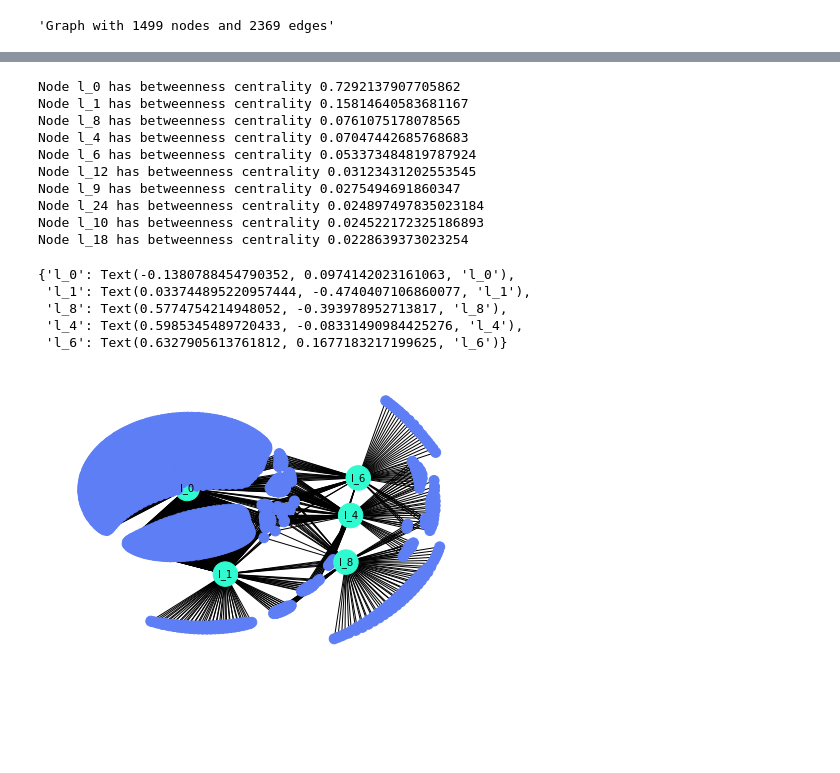
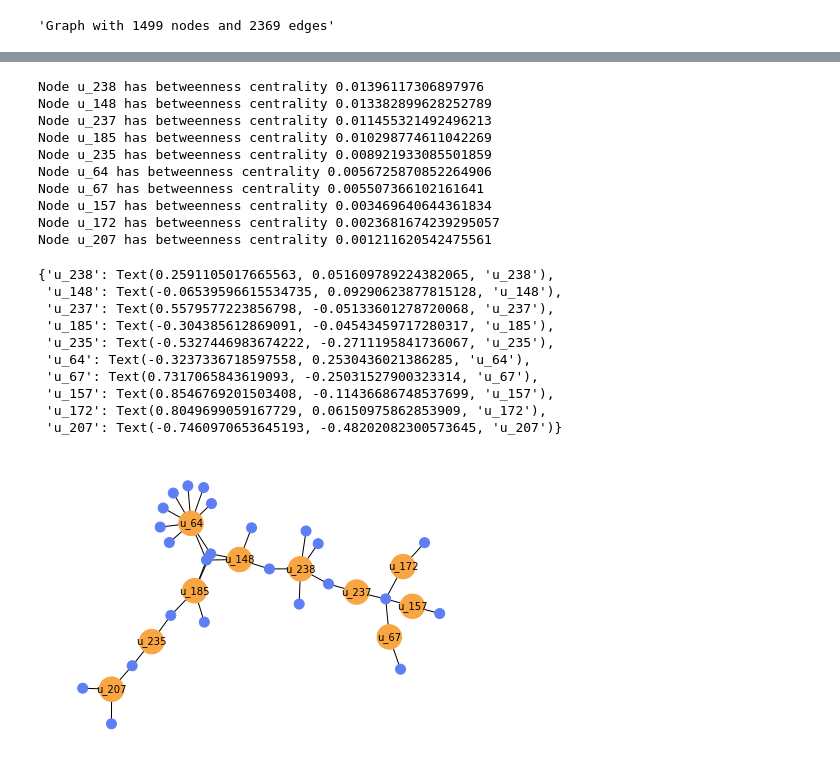
Before and after one commit to isabellamarasco/SNA_project, a Jupyter notebook: analisys.ipynb, the cells around one changed output, grey strips where cells are left out. Drawn from its saved outputs; the diff is of its cells as text; code cells hidden in the pictures; blank space fills up the shorter version.

Commit message:
calcolato k-mean clusterin, clique e betweenness centrality

```diff
--- a/analisys.ipynb
+++ b/analisys.ipynb
@@ -75,0 +75,15 @@ nx.info(G)
+# %%
+# crea un sottografo con i nodi utente
+user_nodes = [n for n in G.nodes if n.startswith("u")]
+subgraph = G.subgraph(user_nodes).copy()
+
+# aggiungi gli archi tra utenti che hanno contribuito alla stessa repository
+for repo_node in subgraph_ru.nodes:
+    # se il nodo corrente è una repository
+    if repo_node.startswith("r"):
+        # crea un insieme di utenti che hanno contribuito alla repository corrente
+        repo_users = set(subgraph_ru.neighbors(repo_node)).intersection(user_nodes)
+        # crea gli archi tra le coppie di utenti che hanno contribuito alla stessa repository
+        subgraph.add_edges_from(combinations(repo_users,2))
+
+nx.info(subgraph)
@@ -76,45 +93,59 @@ nx.info(G)
 # %%
-#calculate the betweenness centrality of all nodes
-betweenness = nx.betweenness_centrality(G, normalized=True)
+#calculate the betweenness centrality of all user node
+betweenness = nx.betweenness_centrality(subgraph, normalized=True)
 
 #calculate the betweenness centrality of languages nodes
-lang_btc = {k: v for k, v in betweenness.items() if k.startswith('l_')}
+lang_btc = {k: v for k, v in betweenness.items() if k.startswith('u_')}
 
 #print the betweenness centrality of firts 5 languages in descendig order
-for node, centrality in sorted(lang_btc.items(), key=lambda x: x[1], reverse=True)[:5]:
+for node, centrality in sorted(lang_btc.items(), key=lambda x: x[1], reverse=True)[:10]:
     print("Node", node, "has betweenness centrality", centrality)
 # %% [output]
-Node l_0 has betweenness centrality 0.7292137907705862
-Node l_1 has betweenness centrality 0.15814640583681167
-Node l_8 has betweenness centrality 0.0761075178078565
-Node l_4 has betweenness centrality 0.07047442685768683
-Node l_6 has betweenness centrality 0.053373484819787924
-Node l_12 has betweenness centrality 0.03123431202553545
-Node l_9 has betweenness centrality 0.0275494691860347
-Node l_24 has betweenness centrality 0.024897497835023184
-Node l_10 has betweenness centrality 0.024522172325186893
-Node l_18 has betweenness centrality 0.0228639373023254
+Node u_238 has betweenness centrality 0.01396117306897976
+Node u_148 has betweenness centrality 0.013382899628252789
+Node u_237 has betweenness centrality 0.011455321492496213
+Node u_185 has betweenness centrality 0.010298774611042269
+Node u_235 has betweenness centrality 0.008921933085501859
+Node u_64 has betweenness centrality 0.0056725870852264906
+Node u_67 has betweenness centrality 0.005507366102161641
+Node u_157 has betweenness centrality 0.003469640644361834
+Node u_172 has betweenness centrality 0.0023681674239295057
+Node u_207 has betweenness centrality 0.001211620542475561
 # %%
-# Draw the graph containing only the top 5 languages with neighbours based on degree centrality
+# Draw the graph containing only the top 5 user with neighbours based on degree centrality
 languages_subgraph = nx.Graph()
-for node in sorted(lang_btc, key=lang_btc.get, reverse=True)[:5]:
+for node in sorted(lang_btc, key=lang_btc.get, reverse=True)[:10]:
     languages_subgraph.add_node(node, color = G.nodes[node]['color'])
     for neighbour in G.neighbors(node):
-        if neighbour[0] == "l":
+        if neighbour[0] == "u":
             languages_subgraph.add_node(neighbour, color = G.nodes[neighbour]['color'])
         else:
             languages_subgraph.add_node(neighbour, color = G.nodes[neighbour]['color'])
         languages_subgraph.add_edge(node, neighbour)
 
 pos = nx.kamada_kawai_layout(languages_subgraph)
-node_sizes = [600 if node.startswith('l_') else 100 for node in languages_subgraph.nodes]
+node_sizes = []
+for node in languages_subgraph.nodes:
+    if node.startswith('u_'):
+        node_sizes.append(600)
+    elif node.startswith('u_'):
+        node_sizes.append(100)
+    else:
+        node_sizes.append(100)
 nx.draw(languages_subgraph, pos, node_size=node_sizes, node_color=[languages_subgraph.nodes[node]['color'] for node in languages_subgraph.nodes])
-labels = {node: node for node in languages_subgraph.nodes if node.startswith('l_')}
+labels = {node: node for node in languages_subgraph.nodes if node.startswith('u_')}
 nx.draw_networkx_labels(languages_subgraph, pos, labels, font_size=10)
+
+#rapportare il numero di commit in base alle repository in cui partecipa un utente
 # %% [output]
-{'l_0': Text(-0.1380788454790352, 0.0974142023161063, 'l_0'),
- 'l_1': Text(0.033744895220957444, -0.4740407106860077, 'l_1'),
- 'l_8': Text(0.5774754214948052, -0.393978952713817, 'l_8'),
- 'l_4': Text(0.5985345489720433, -0.08331490984425276, 'l_4'),
- 'l_6': Text(0.6327905613761812, 0.1677183217199625, 'l_6')}
+{'u_238': Text(0.2591105017665563, 0.051609789224382065, 'u_238'),
+ 'u_148': Text(-0.06539596615534735, 0.09290623877815128, 'u_148'),
+ 'u_237': Text(0.5579577223856798, -0.05133601278720068, 'u_237'),
+ 'u_185': Text(-0.304385612869091, -0.04543459717280317, 'u_185'),
+ 'u_235': Text(-0.5327446983674222, -0.2711195841736067, 'u_235'),
+ 'u_64': Text(-0.3237336718597558, 0.2530436021386285, 'u_64'),
+ 'u_67': Text(0.7317065843619093, -0.25031527900323314, 'u_67'),
+ 'u_157': Text(0.8546769201503408, -0.11436686748537699, 'u_157'),
+ 'u_172': Text(0.8049699059167729, 0.06150975862853909, 'u_172'),
+ 'u_207': Text(-0.7460970653645193, -0.48202082300573645, 'u_207')}
-[figure, old version]
+[figure, new version]
```
Also changed, not shown: parts of 16 cells of this notebook, 1 other file.
